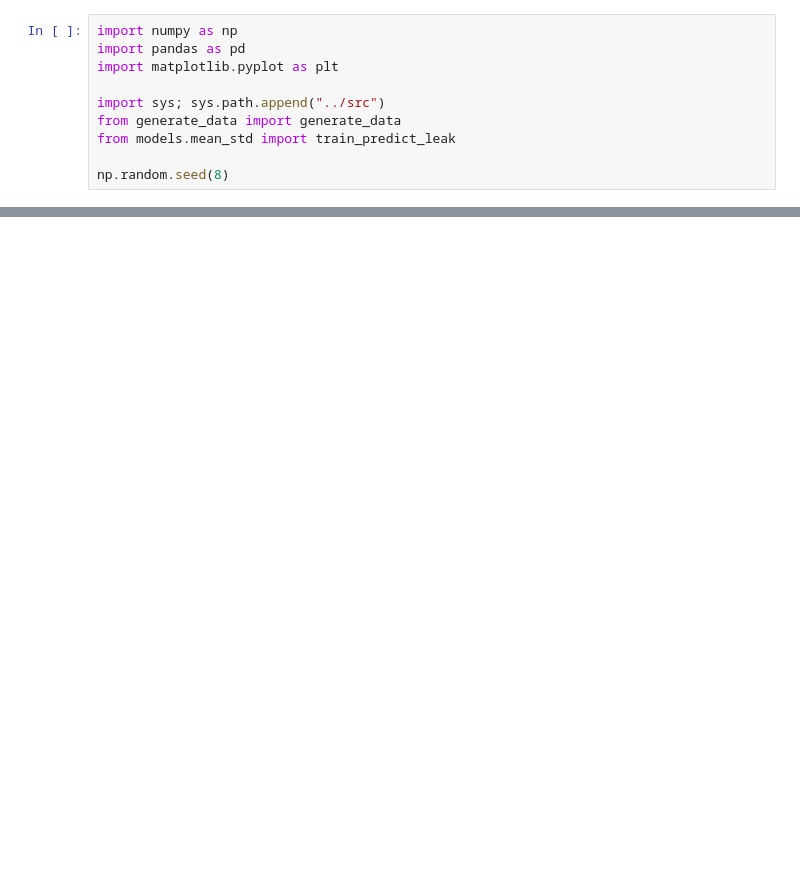
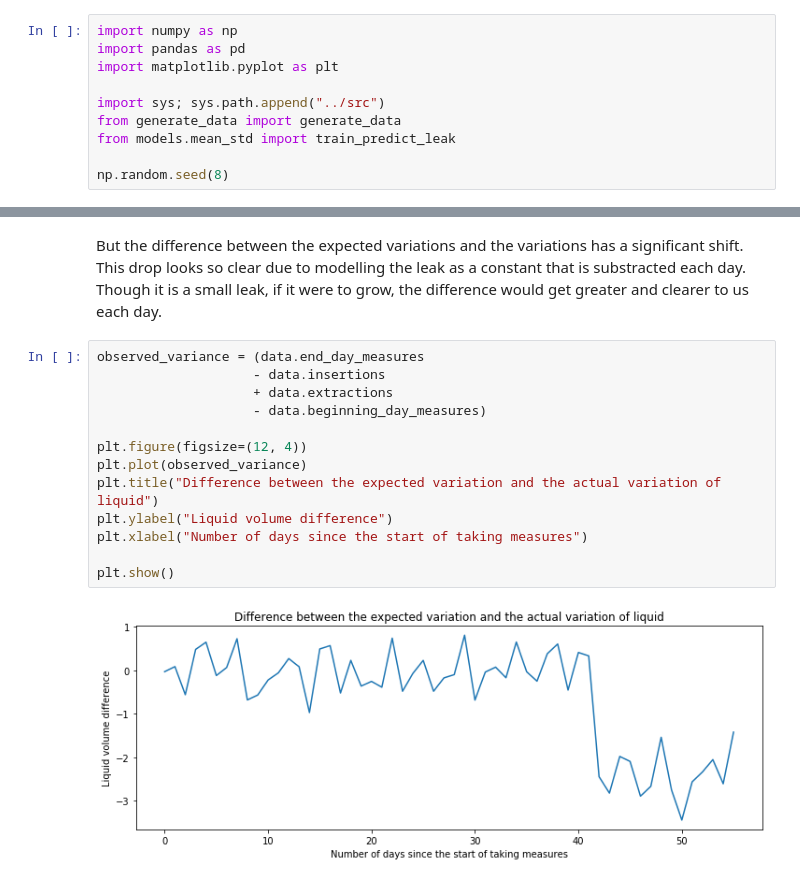
Before and after one commit to carlosdg/LeakDetection, a Jupyter notebook: notebooks/notebook.ipynb, the cells around one changed output, grey strips where cells are left out. Saved outputs shown, nothing was run; the diff lists cells and outputs as text; blank space fills up the shorter version.

```diff
--- a/notebooks/notebook.ipynb
+++ b/notebooks/notebook.ipynb
@@ -34,0 +100,17 @@ plt.show()
+# %% [markdown]
+But the difference between the expected variations and the variations has a significant shift. This drop looks so clear due to modelling the leak as a constant that is substracted each day. Though it is a small leak, if it were to grow, the difference would get greater and clearer to us each day.
+# %%
+observed_variance = (data.end_day_measures
+                    - data.insertions
+                    + data.extractions
+                    - data.beginning_day_measures)
+
+plt.figure(figsize=(12, 4))
+plt.plot(observed_variance)
+plt.title("Difference between the expected variation and the actual variation of liquid")
+plt.ylabel("Liquid volume difference")
+plt.xlabel("Number of days since the start of taking measures")
+
+plt.show()
+# %% [output]
+[figure, added]
```
Also changed, not shown: parts of 13 cells of this notebook, 2 other files.
